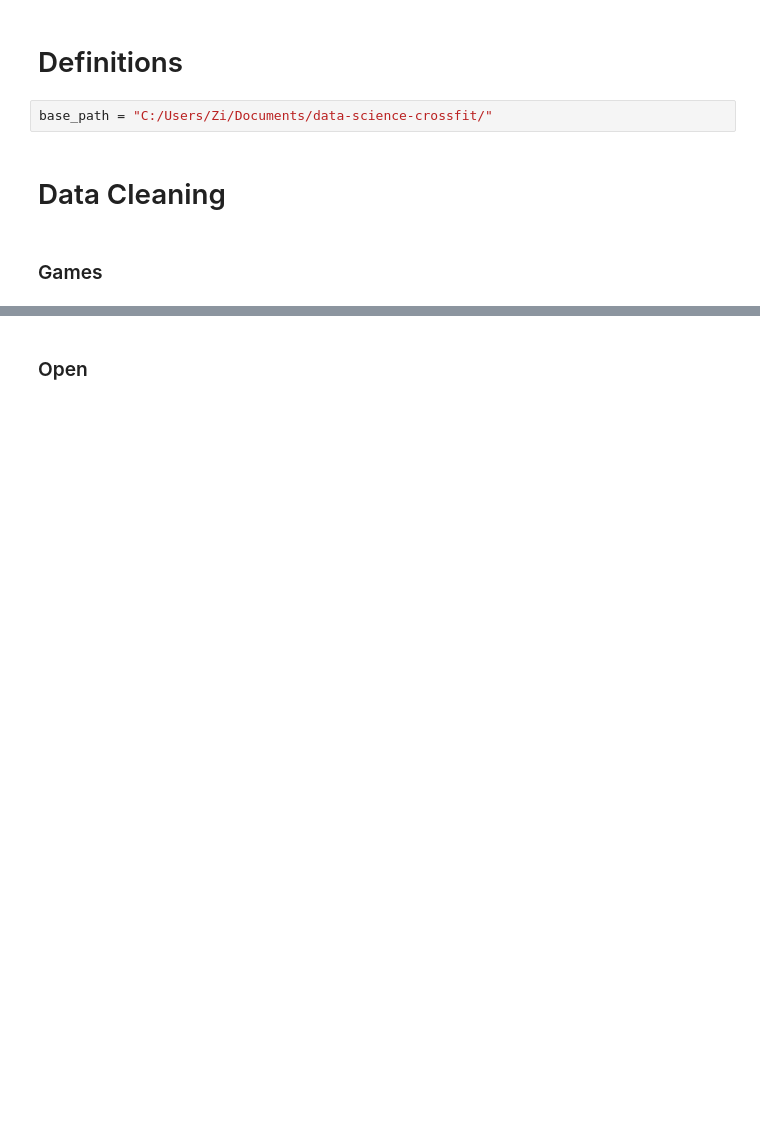
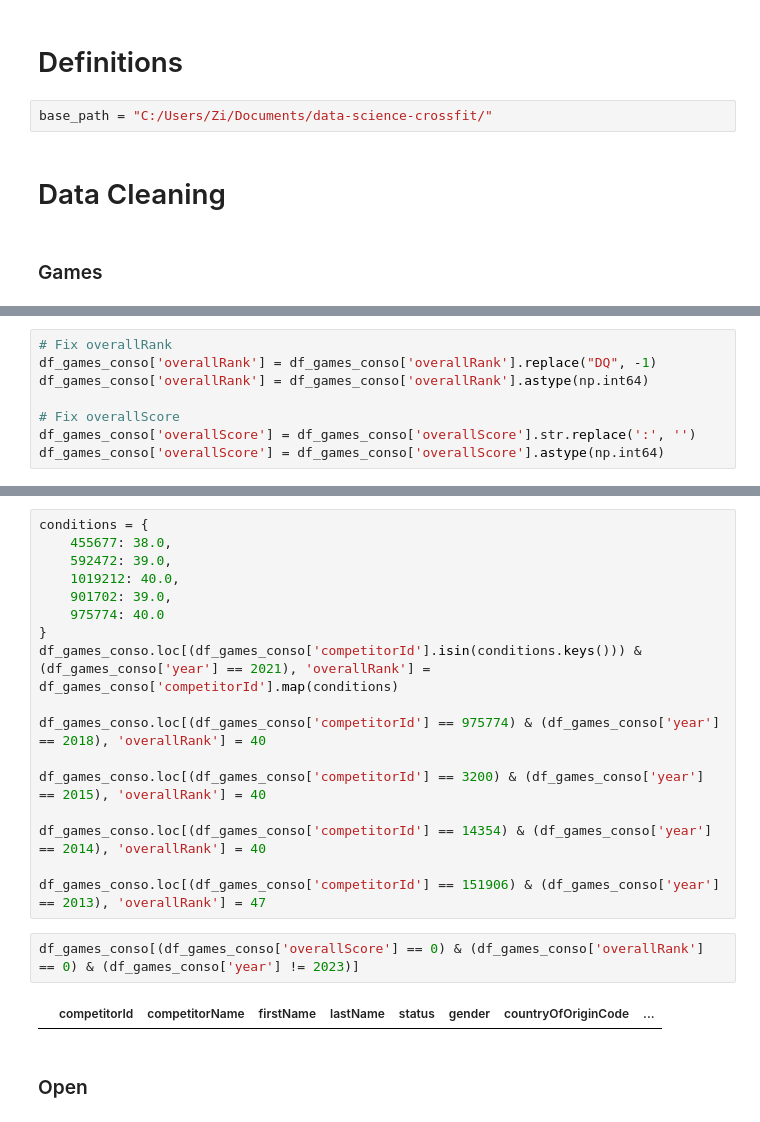
Before and after one commit to tgomesjuliana/ds-crossfit-games-competitions, a Jupyter notebook: data_cleaning.ipynb, the cells around one changed output, grey strips where cells are left out. Saved outputs shown, nothing was run; the diff lists cells and outputs as text; blank space fills up the shorter version.

```diff
--- a/data_cleaning.ipynb
+++ b/data_cleaning.ipynb
@@ -144,0 +334,8 @@ values_starting_with_R
+# %%
+# Fix overallRank
+df_games_conso['overallRank'] = df_games_conso['overallRank'].replace("DQ", -1)
+df_games_conso['overallRank'] = df_games_conso['overallRank'].astype(np.int64)
+
+# Fix overallScore
+df_games_conso['overallScore'] = df_games_conso['overallScore'].str.replace(':', '')
+df_games_conso['overallScore'] = df_games_conso['overallScore'].astype(np.int64)
@@ -145,2 +362,23 @@ values_starting_with_R
+# %%
+conditions = {
+    455677: 38.0,
+    592472: 39.0,
+    1019212: 40.0,
+    901702: 39.0,
+    975774: 40.0
+}
+df_games_conso.loc[(df_games_conso['competitorId'].isin(conditions.keys())) & (df_games_conso['year'] == 2021), 'overallRank'] = df_games_conso['competitorId'].map(conditions)
+
+df_games_conso.loc[(df_games_conso['competitorId'] == 975774) & (df_games_conso['year'] == 2018), 'overallRank'] = 40
+
+df_games_conso.loc[(df_games_conso['competitorId'] == 3200) & (df_games_conso['year'] == 2015), 'overallRank'] = 40
+
+df_games_conso.loc[(df_games_conso['competitorId'] == 14354) & (df_games_conso['year'] == 2014), 'overallRank'] = 40
+
+df_games_conso.loc[(df_games_conso['competitorId'] == 151906) & (df_games_conso['year'] == 2013), 'overallRank'] = 47
+# %%
+df_games_conso[(df_games_conso['overallScore'] == 0) & (df_games_conso['overallRank'] == 0) & (df_games_conso['year'] != 2023)]
+# %% [output]
+|  | competitorId | competitorName | firstName | lastName | status | gender | countryOfOriginCode | ... |
 # %% [markdown]
 ### Open
```
Also changed, not shown: parts of 30 cells of this notebook.
